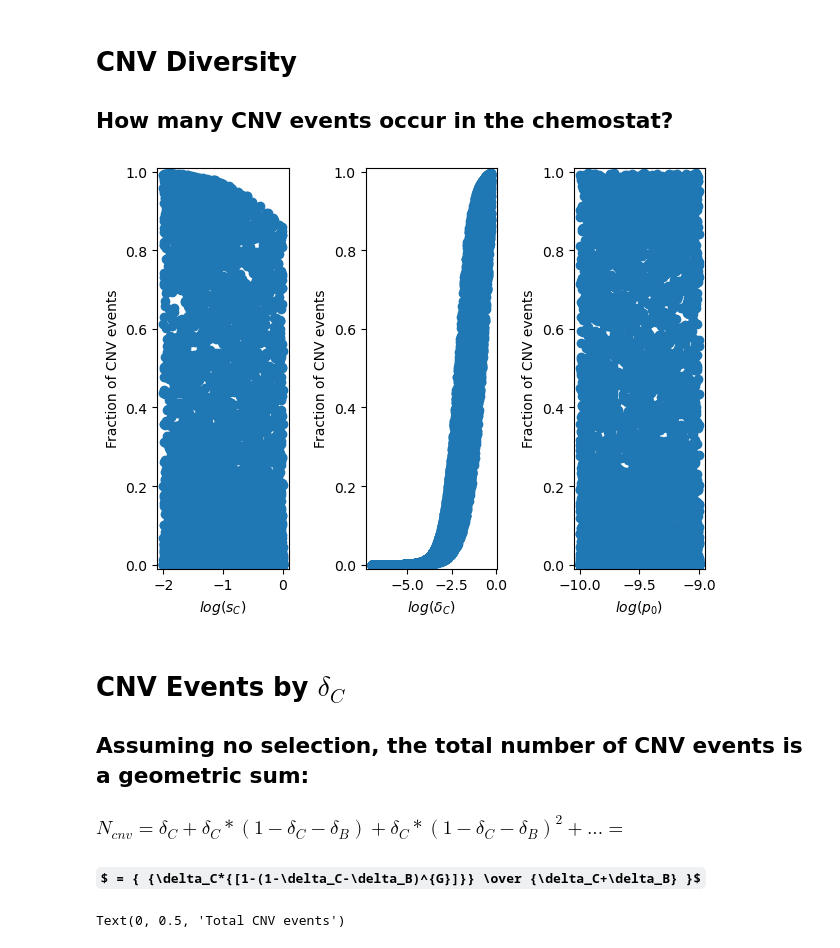
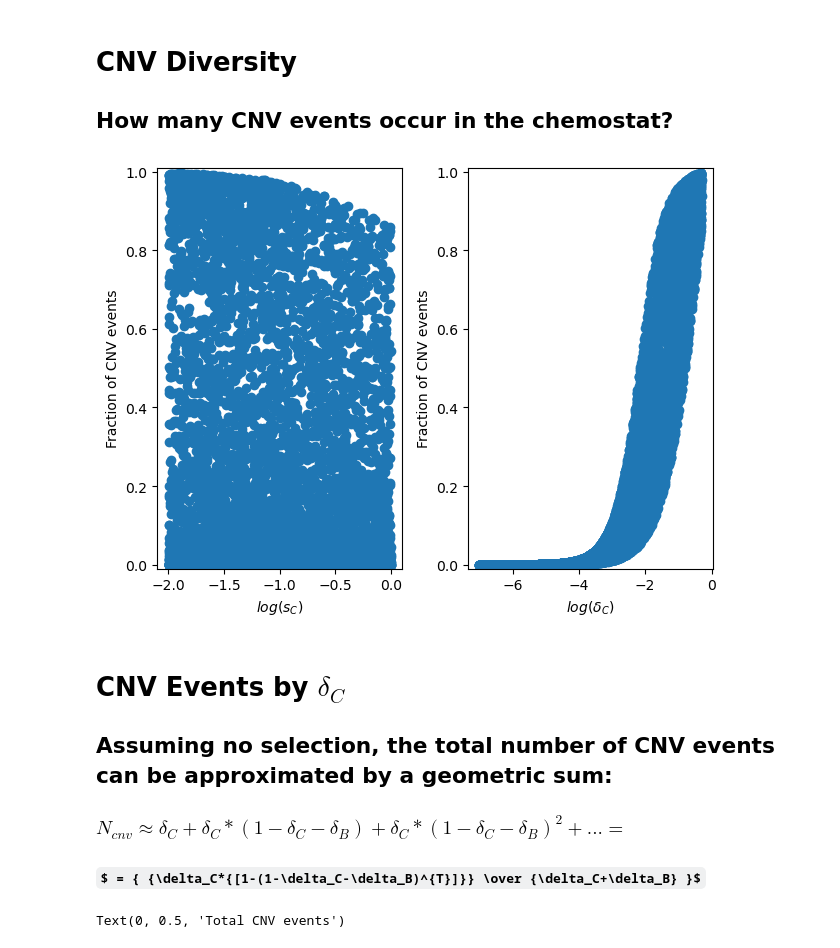
Before and after one commit to yoavram-lab/chuong_et_al, a Jupyter notebook: Diversity.ipynb, the cells around one changed output. Cells and saved outputs as stored; diff of their text form; code cells hidden in the pictures; some formulas as TeX source.

Commit message:
removed p0 from first figure

```diff
--- a/Diversity.ipynb
+++ b/Diversity.ipynb
@@ -8,31 +8,29 @@ import matplotlib.pyplot as plt
 # %%
 # Pre-simulated data - 10k simulations
 # Each simulation's output is the comulative number of CNV events
 div_df = pd.read_csv('presimulated_data/WF_presimulated_data_10000_diversity.csv', header=None)
 div_df.columns = ['CNVs']
 
 # Simulated parameters
-div_theta = pd.read_csv('presimulated_data/WF_presimulated_theta_10000_diversity.csv', header=None)
-div_theta.columns = ['$log(s_C)$', '$log(δ_C)$', '$log(p_0)$']
+div_theta = pd.read_csv('presimulated_data/WF_presimulated_theta_10000_diversity.csv', header=None).iloc[:,:-1]
+div_theta.columns = ['$log(s_C)$', '$log(δ_C)$']
 
 # Plotting CNV events as a function of model parameters
-fig, ax = plt.subplots(1,3, tight_layout=True)
+fig, ax = plt.subplots(1,2, tight_layout=True)
 N = float(3.3e8)
 for i in range(len(div_theta.columns)):
     c = div_theta.columns[i]
     ax[i].scatter(div_theta[c],div_df['CNVs'].astype(float) / N)
     ax[i].set_xlabel(c)
     ax[i].set_ylabel('Fraction of CNV events')
     ax[i].set_ylim(-0.01,1.01)
-
-# ax[1].scatter(x=div_theta['$log(δ_C)$'], y= 2*3**div_theta['$log(δ_C)$'],color='k')
 # %% [output]
-[figure, old version]
+[figure, new version]
 # %% [markdown]
 # CNV Events by $\delta_C$
-## Assuming no selection, the total number of CNV events is a geometric sum:
-### $N_{cnv} = \delta_C + \delta_C*(1-\delta_C-\delta_B) + \delta_C*{(1-\delta_C-\delta_B)^2}+...=$
-### $ = { {\delta_C*{[1-(1-\delta_C-\delta_B)^{G}]}} \over {\delta_C+\delta_B} }$
+## Assuming no selection, the total number of CNV events can be approximated by a geometric sum:
+### $N_{cnv} \approx \delta_C + \delta_C*(1-\delta_C-\delta_B) + \delta_C*{(1-\delta_C-\delta_B)^2}+...=$
+### $ = { {\delta_C*{[1-(1-\delta_C-\delta_B)^{T}]}} \over {\delta_C+\delta_B} }$
 # %%
 plt.scatter(div_theta['$log(δ_C)$'],div_df['CNVs'].astype(float), label='Mutation and selection')
 
```
